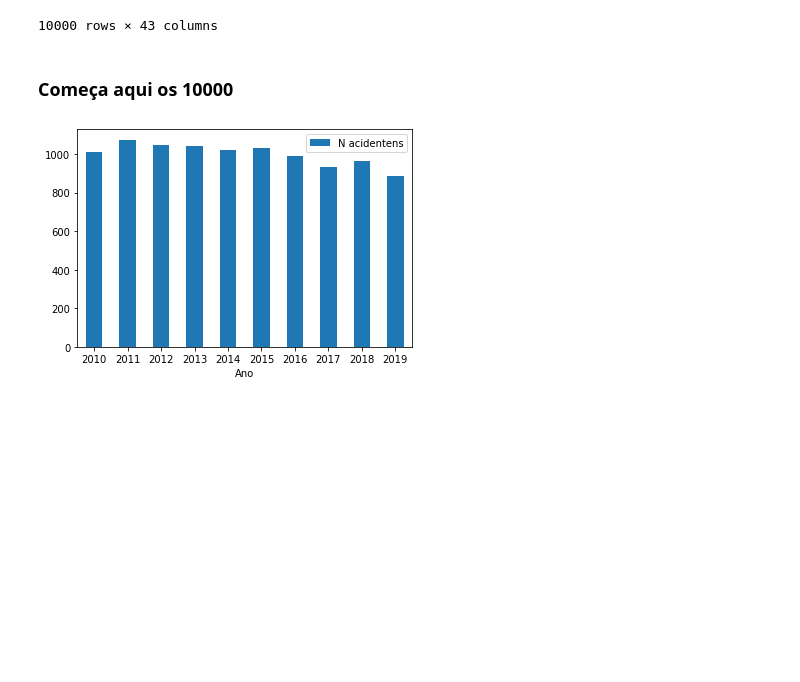
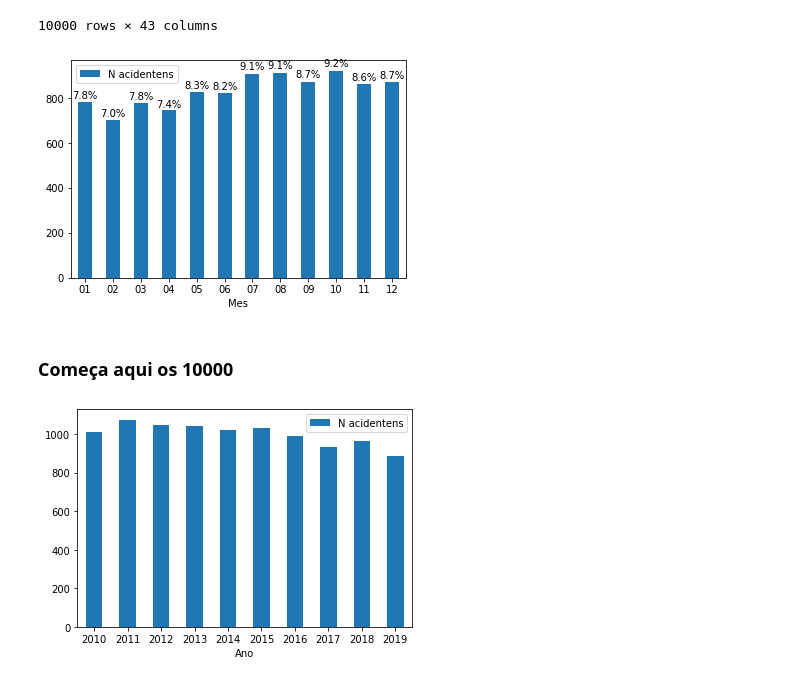
Before and after one commit to mrdso2-iscte/IAA_PROJECT, a Jupyter notebook: IAA.ipynb, the cells around one changed output. Cells and saved outputs as stored; diff of their text form; code cells hidden in the pictures; blank space fills up the shorter version.

```diff
--- a/IAA.ipynb
+++ b/IAA.ipynb
@@ -64,6 +64,21 @@ new_data
 | 9998 | 20171336041 | 2017:12:19 12:45:00 | 01/19/00 | 12/01/00 | 01/01/00 | Polícia de Segurança Pública | 50.0 | ... |
 | 9999 | 2014756346 | 2013:12:07 00:15:00 | 01/07/00 | 12/01/00 | 01/01/00 | Polícia de Segurança Pública | 50.0 | ... |
 10000 rows × 43 columns
+# %%
+percentages=[]
+
+mes_groupby=new_data.groupby(new_data['Datahora'].str.split(':').str[1])
+df = pd.DataFrame({'Mes':mes_groupby.groups.keys(), 'N acidentens':mes_groupby.size()})
+ax = df.plot.bar(x='Mes', y='N acidentens', rot=0)
+
+for p in ax.patches:
+    width = p.get_width()
+    height = p.get_height()
+    x, y = p.get_xy()
+    percentages.append(height/len(new_data))
+    ax.annotate(f'{round(height/len(new_data)*100,1)}%', (x + width/2, y + height*1.02), ha='center')
+# %% [output]
+[figure, added]
 # %%
 ano_groupby=data.groupby(data['Datahora'].str.split(':').str[0])
 df = pd.DataFrame({'Ano':ano_groupby.groups.keys(), 'N acidentens':ano_groupby.size()})
```
